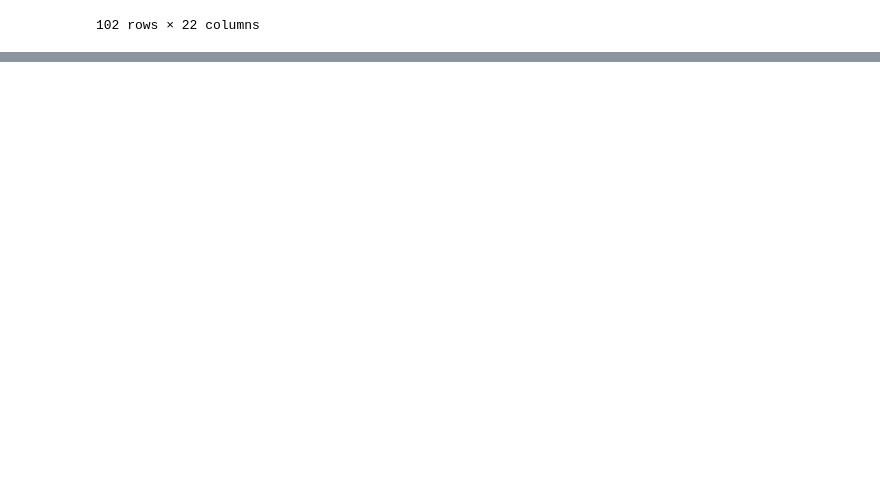
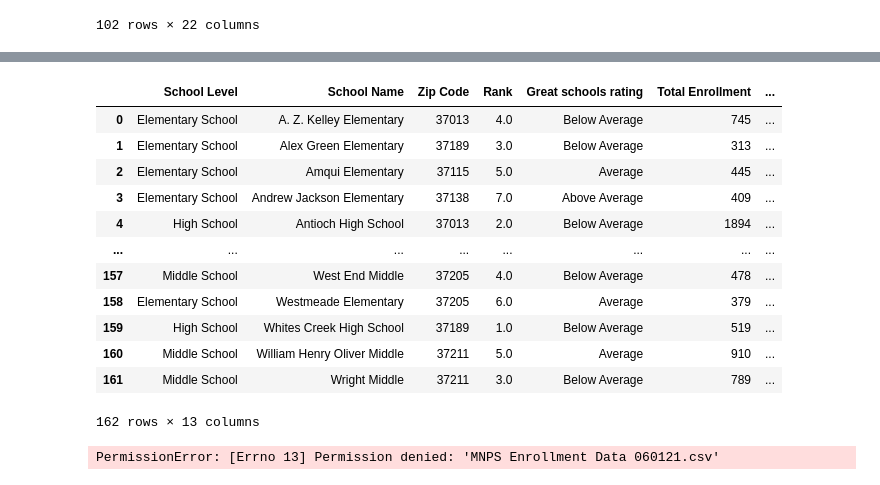
Before and after one commit to JoyRichardson/Living-in-Nashville, a Jupyter notebook: living_in_nashville_etl.ipynb, the cells around one changed output, grey strips where cells are left out. Cells and saved outputs as stored; diff of their text form; code cells hidden in the pictures; blank space fills up the shorter version.

Commit message:
etl Enrollment Data

```diff
--- a/living_in_nashville_etl.ipynb
+++ b/living_in_nashville_etl.ipynb
@@ -60,0 +63,10 @@ df.to_csv('Park_Locations_etl.csv')
+# %%
+# Load the data
+file_path = ('MNPS Enrollment Data 060121.csv')
+df = pd.read_csv(file_path)
+
+# Drop the null columns where all values are null
+df = df.dropna(axis='columns', how='all')
+
+# Drop the null rows
+# df = df.dropna()
@@ -60,0 +83,43 @@ df.to_csv('Park_Locations_etl.csv')
+# %%
+# Remove the unwanted columns
+df.drop(columns=['School Year',
+                 'School ID',
+                 'State School ID',
+                 'Grade PreK 3yrs',
+                 'Grade PreK 4yrs',
+                 'Grade K',
+                 'Grade 1',
+                 'Grade 2',
+                 'Grade 3',
+                 'Grade 4',
+                 'Grade 5',
+                 'Grade 6',
+                 'Grade 7',
+                 'Grade 8',
+                 'Grade 9',
+                 'Grade 10',
+                 'Grade 11',
+                 'Grade 12',
+                 'Male',
+                 'Female',
+                 'Economically Disadvantaged',
+                 'Limited English Proficiency',
+                 'DataAsOf'])
+# %% [output]
+|  | School Level | School Name | Zip Code | Rank | Great schools rating | Total Enrollment | ... |
+| 0 | Elementary School | A. Z. Kelley Elementary | 37013 | 4.0 | Below Average | 745 | ... |
+| 1 | Elementary School | Alex Green Elementary | 37189 | 3.0 | Below Average | 313 | ... |
+| 2 | Elementary School | Amqui Elementary | 37115 | 5.0 | Average | 445 | ... |
+| 3 | Elementary School | Andrew Jackson Elementary | 37138 | 7.0 | Above Average | 409 | ... |
+| 4 | High School | Antioch High School | 37013 | 2.0 | Below Average | 1894 | ... |
+| ... | ... | ... | ... | ... | ... | ... | ... |
+| 157 | Middle School | West End Middle | 37205 | 4.0 | Below Average | 478 | ... |
+| 158 | Elementary School | Westmeade Elementary | 37205 | 6.0 | Average | 379 | ... |
+| 159 | High School | Whites Creek High School | 37189 | 1.0 | Below Average | 519 | ... |
+| 160 | Middle School | William Henry Oliver Middle | 37211 | 5.0 | Average | 910 | ... |
+| 161 | Middle School | Wright Middle | 37211 | 3.0 | Below Average | 789 | ... |
+162 rows × 13 columns
+# %%
+df.to_csv('MNPS Enrollment Data 060121_etl.csv')
+# %% [output]
+PermissionError: [Errno 13] Permission denied: 'MNPS Enrollment Data 060121.csv'
```
Also changed, not shown: parts of 2 cells of this notebook, 1 other file.
